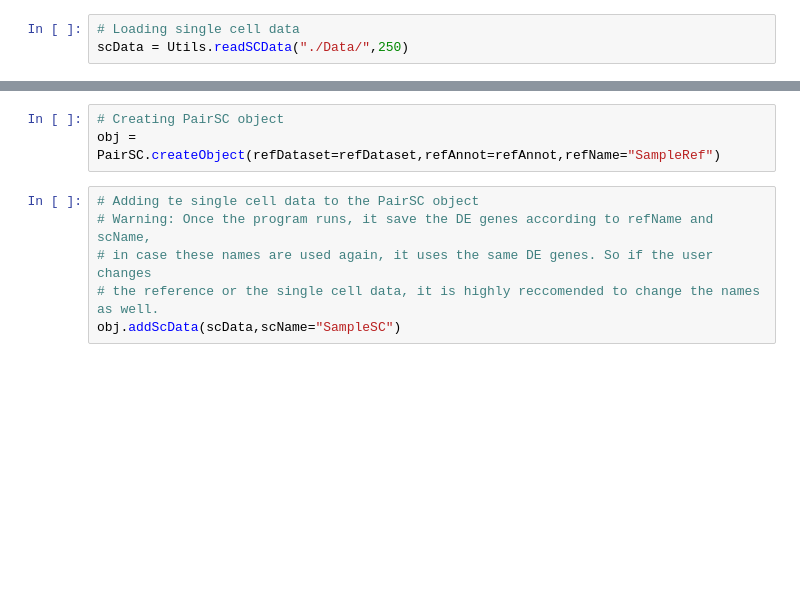
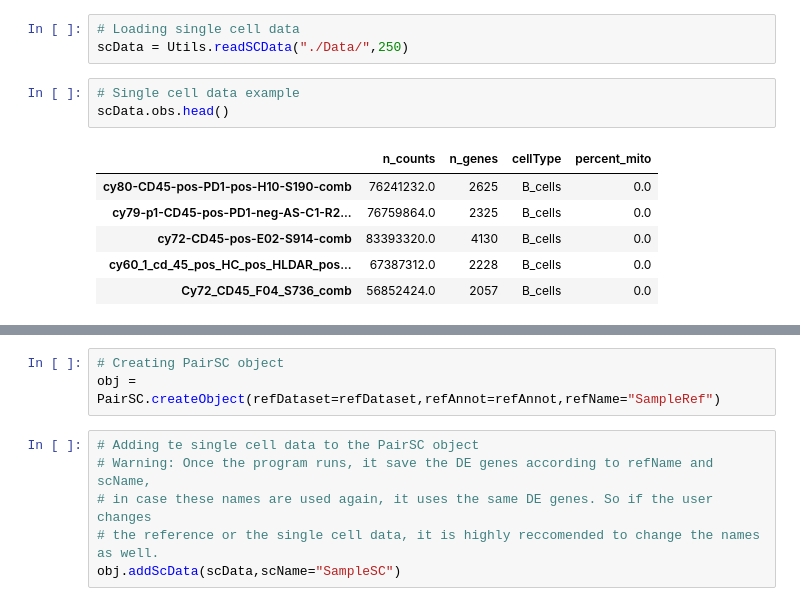
Before and after one commit to muratcemkose/PairSC, a Jupyter notebook: SampleNotebook.ipynb, the cells around one changed output, grey strips where cells are left out. Cells and saved outputs as stored; diff of their text form; blank space fills up the shorter version.

```diff
--- a/SampleNotebook.ipynb
+++ b/SampleNotebook.ipynb
@@ -14,3 +35,13 @@ refAnnot = pd.read_csv("./Data/References/10X/10X_annot.csv",sep=",", index_col
 # %%
 # Loading single cell data
 scData = Utils.readSCData("./Data/",250)
+# %%
+# Single cell data example
+scData.obs.head()
+# %% [output]
+|  | n_counts | n_genes | cellType | percent_mito |
+| cy80-CD45-pos-PD1-pos-H10-S190-comb | 76241232.0 | 2625 | B_cells | 0.0 |
+| cy79-p1-CD45-pos-PD1-neg-AS-C1-R2... | 76759864.0 | 2325 | B_cells | 0.0 |
+| cy72-CD45-pos-E02-S914-comb | 83393320.0 | 4130 | B_cells | 0.0 |
+| cy60_1_cd_45_pos_HC_pos_HLDAR_pos... | 67387312.0 | 2228 | B_cells | 0.0 |
+| Cy72_CD45_F04_S736_comb | 56852424.0 | 2057 | B_cells | 0.0 |
```
Also changed, not shown: parts of 7 cells of this notebook.
